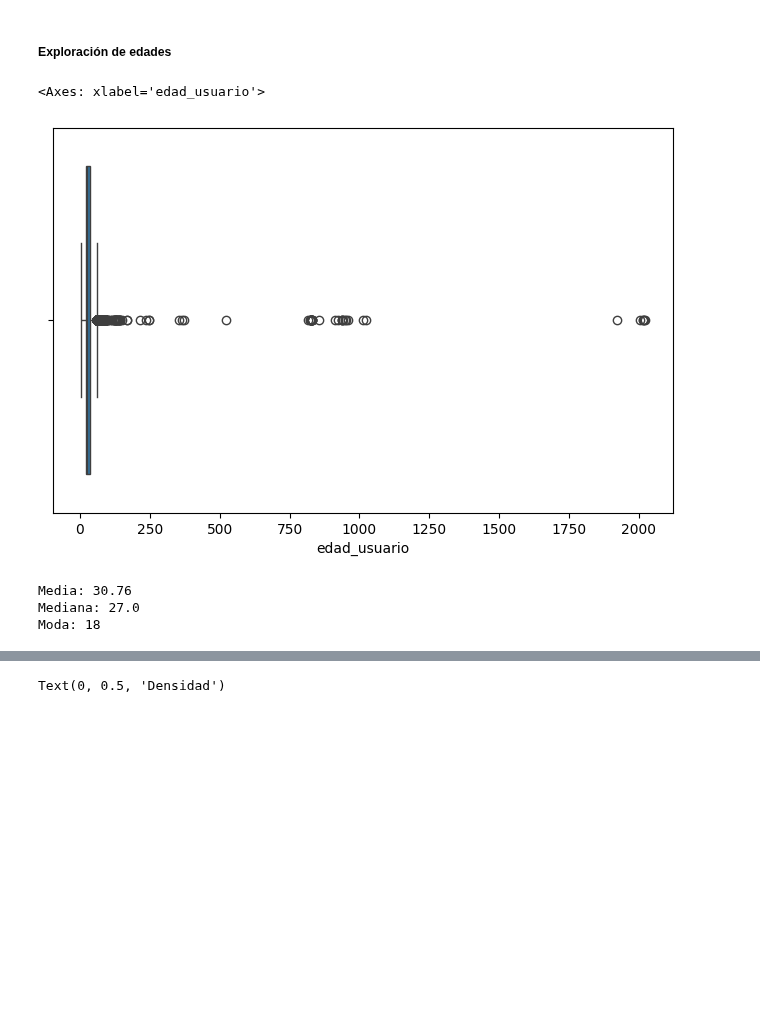
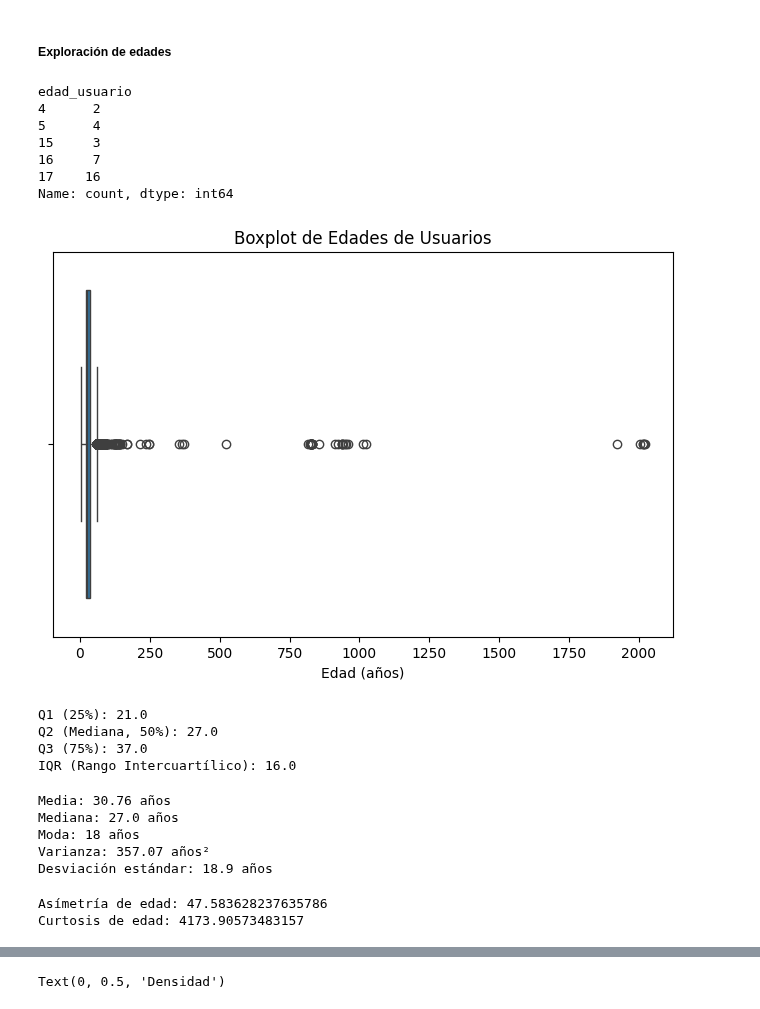
Before and after one commit to ArielMatC/ceia-andd-g2, a Jupyter notebook: data_analysis.ipynb, the cells around one changed output, grey strips where cells are left out. Saved outputs shown, nothing was run; the diff lists cells and outputs as text; code cells hidden in the pictures; blank space fills up the shorter version.

```diff
--- a/data_analysis.ipynb
+++ b/data_analysis.ipynb
@@ -131,22 +166,63 @@ Name: count, dtype: int64
 # %% [markdown]
 ##### Exploración de edades
+# %%
+# Edades de usuarios menores de 18 años
+users_df[users_df['edad_usuario'] < 18].value_counts('edad_usuario').sort_index()
+# %% [output]
+edad_usuario
+4      2
+5      4
+15     3
+16     7
+17    16
+Name: count, dtype: int64
 # %%
 # Boxplot de edades
 plt.figure(figsize=(8, 5))
 sns.boxplot(x=users_df['edad_usuario'])
+plt.title('Boxplot de Edades de Usuarios')
+plt.xlabel('Edad (años)')
+plt.show()
 # %% [output]
-<Axes: xlabel='edad_usuario'>
-[figure, old version]
+[figure, new version]
+# %%
+# Cuartiles en años
+Q1 = users_df['edad_usuario'].quantile(0.25)
+Q2 = users_df['edad_usuario'].quantile(0.50)
+Q3 = users_df['edad_usuario'].quantile(0.75)
+IQR = Q3 - Q1
+
+print("Q1 (25%):", Q1)
+print("Q2 (Mediana, 50%):", Q2)
+print("Q3 (75%):", Q3)
+print("IQR (Rango Intercuartílico):", IQR)
+# %% [output]
+Q1 (25%): 21.0
+Q2 (Mediana, 50%): 27.0
+Q3 (75%): 37.0
+IQR (Rango Intercuartílico): 16.0
 # %%
-# Media moda mediana de edades
+# Media moda mediana de edades (en años)
 mean = users_df['edad_usuario'].mean().round(2)
 median = users_df['edad_usuario'].median().round(2)
 mode = users_df['edad_usuario'].mode()[0].round(2)
+var = users_df['edad_usuario'].var().round(2)
+std_dev = users_df['edad_usuario'].std().round(2)
 
-print("Media:", mean)
-print("Mediana:", median)
-print("Moda:", mode)
+print(f"Media: {mean} años")
+print(f"Mediana: {median} años")
+print(f"Moda: {mode} años")
+print(f"Varianza: {var} años²")
+print(f"Desviación estándar: {std_dev} años")
 # %% [output]
-Media: 30.76
-Mediana: 27.0
-Moda: 18
+Media: 30.76 años
+Mediana: 27.0 años
+Moda: 18 años
+Varianza: 357.07 años²
+Desviación estándar: 18.9 años
+# %%
+print(f"Asímetría de edad: {users_df['edad_usuario'].skew()}")
+print(f"Curtosis de edad: {users_df['edad_usuario'].kurtosis()}")
+# %% [output]
+Asímetría de edad: 47.583628237635786
+Curtosis de edad: 4173.90573483157
```
Also changed, not shown: parts of 36 cells of this notebook, 2 other files.
